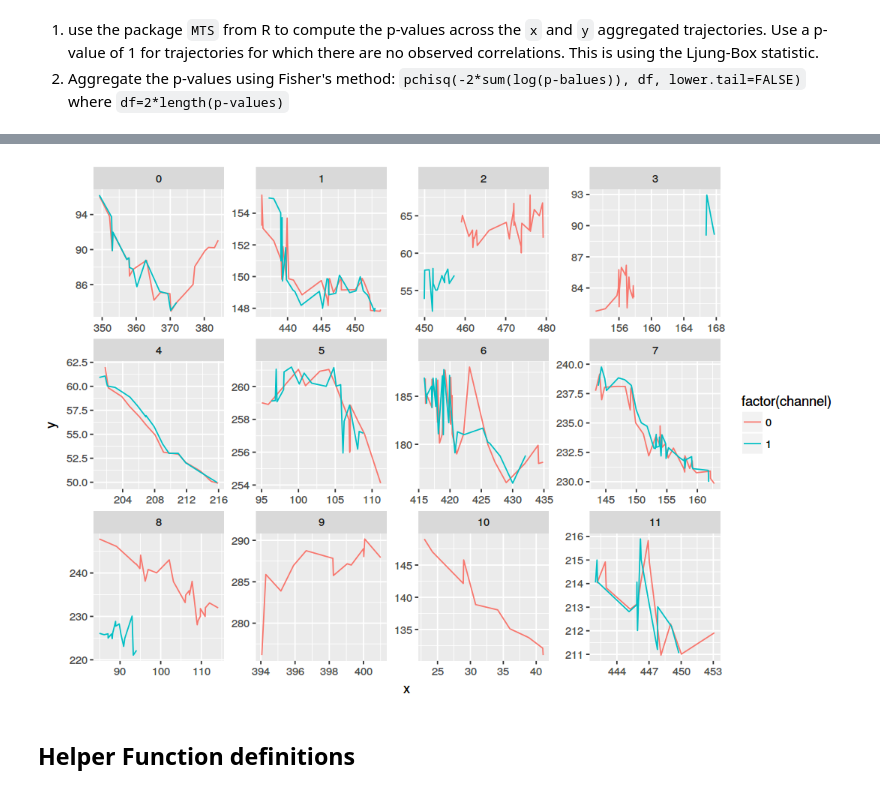
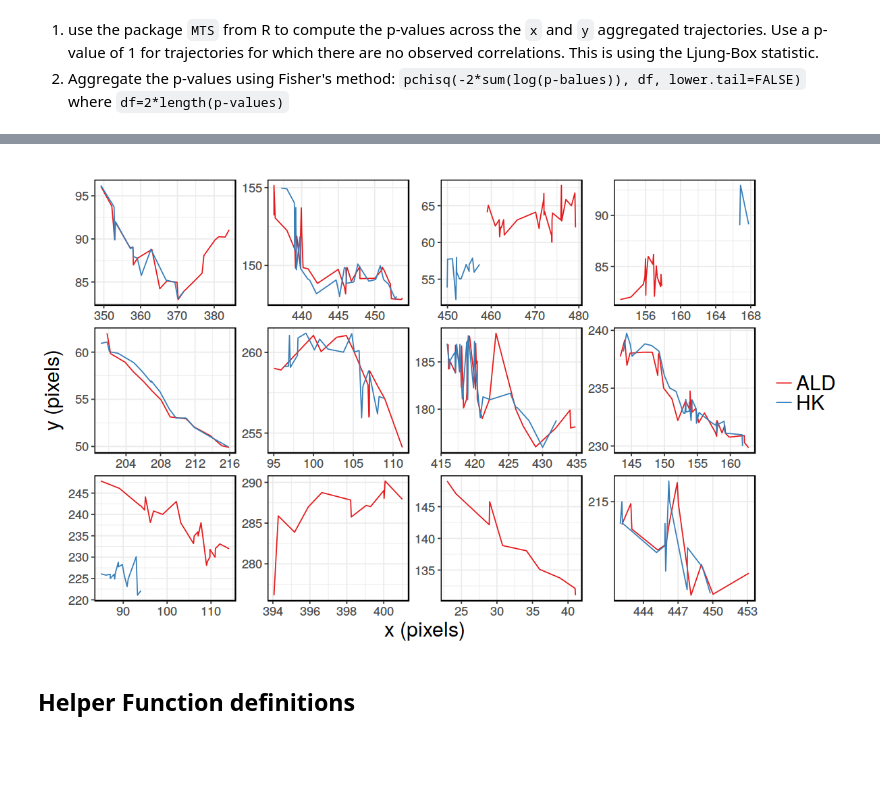
Before and after one commit to henripal/enzyme-focusing, a Jupyter notebook: rev_notebooks/trajectory_stats.ipynb, the cells around one changed output, grey strips where cells are left out. Saved outputs shown, nothing was run; the diff lists cells and outputs as text; code cells hidden in the pictures; blank space fills up the shorter version.

```diff
--- a/rev_notebooks/trajectory_stats.ipynb
+++ b/rev_notebooks/trajectory_stats.ipynb
@@ -54,12 +34,44 @@ trajectories <- read.csv("../data/trajectory_df.csv", header = TRUE)
 # %%
 
 trajectories$pair_id <- as.factor(trajectories$pair_id)
-trajectories$channe <- as.factor(trajectories$channel)
+trajectories$channel <- as.factor(trajectories$channel)
-# %%
-options(repr.plot.width = 9, repr.plot.height = 6)
-p <- ggplot(data = filter(trajectories, filename == 'with glucose 2'),
-                aes(x = x, y = y, color = factor(channel))) + geom_line() +
-                facet_wrap(~pair_id, scale = "free")
-p
-# %% [output]
-[figure, removed]
+# %%
+positives = c(
+  #  "with glucose 4 but have flow",
+    "with glucose with 20X objective",
+    "with glucose 5",
+    "with glucose 2",
+    "with glucose 3"
+     )
+
+negatives = c(
+ #   "with glucose 4 but have flow",
+    "no glucose",
+    "l-glu")
+# %%
+trajectories <- trajectories %>%
+        mutate(positive = ifelse(filename %in% positives, 1, 0))
+# %%
+options(repr.plot.width = 10, repr.plot.height = 6)
+p <- ggplot(data = filter(trajectories, filename == 'with glucose 2'),
+                aes(x = x, y = y, color = factor(channel))) + geom_line() +
+                facet_wrap(~pair_id, scale = "free") +
+                theme_bw() +
+        xlab("x (pixels)") +
+        ylab("y (pixels)") +
+                 theme(panel.border = element_rect(size = 0.8, colour = "black"),
+        axis.text.y = element_text(size=11),
+        axis.text.x = element_text(size=11),
+        axis.title.y = element_text(size = 18),
+        axis.title.x = element_text(size = 18),
+        legend.title=element_blank(),
+        legend.text=element_text(size=18),
+         strip.text = element_text(size = 0, vjust = -150),
+         strip.background = element_rect(fill = NA, size = NA),
+                      panel.spacing.y = unit(-.35555, "lines")) +
+scale_y_continuous(breaks = seq(0, 800, by=5)) +
+scale_color_brewer(palette = 'Set1',labels = c("ALD","HK"))
+
+p
+# %% [output]
+[figure, added]
```
Also changed, not shown: parts of 36 cells of this notebook, 25 other files.
